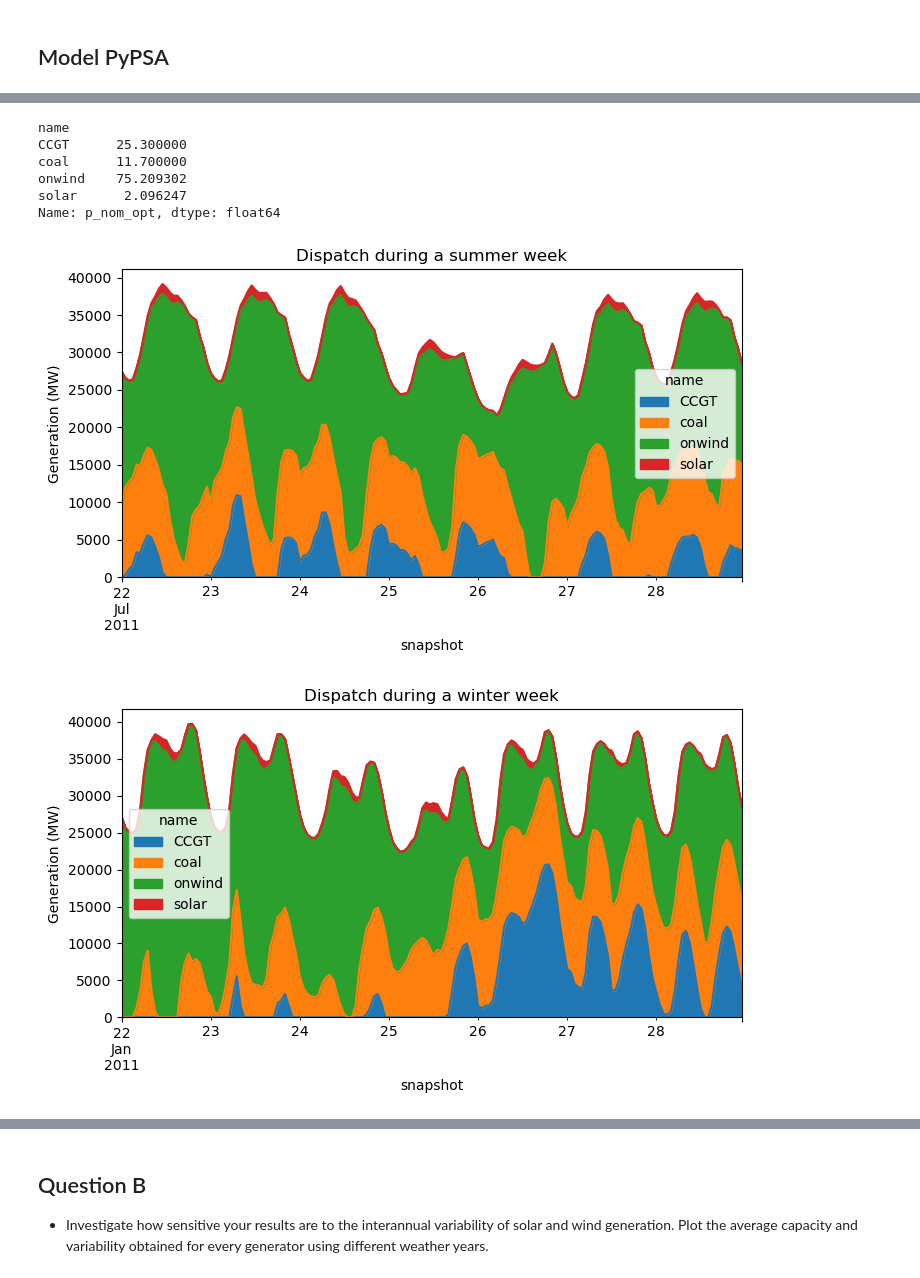
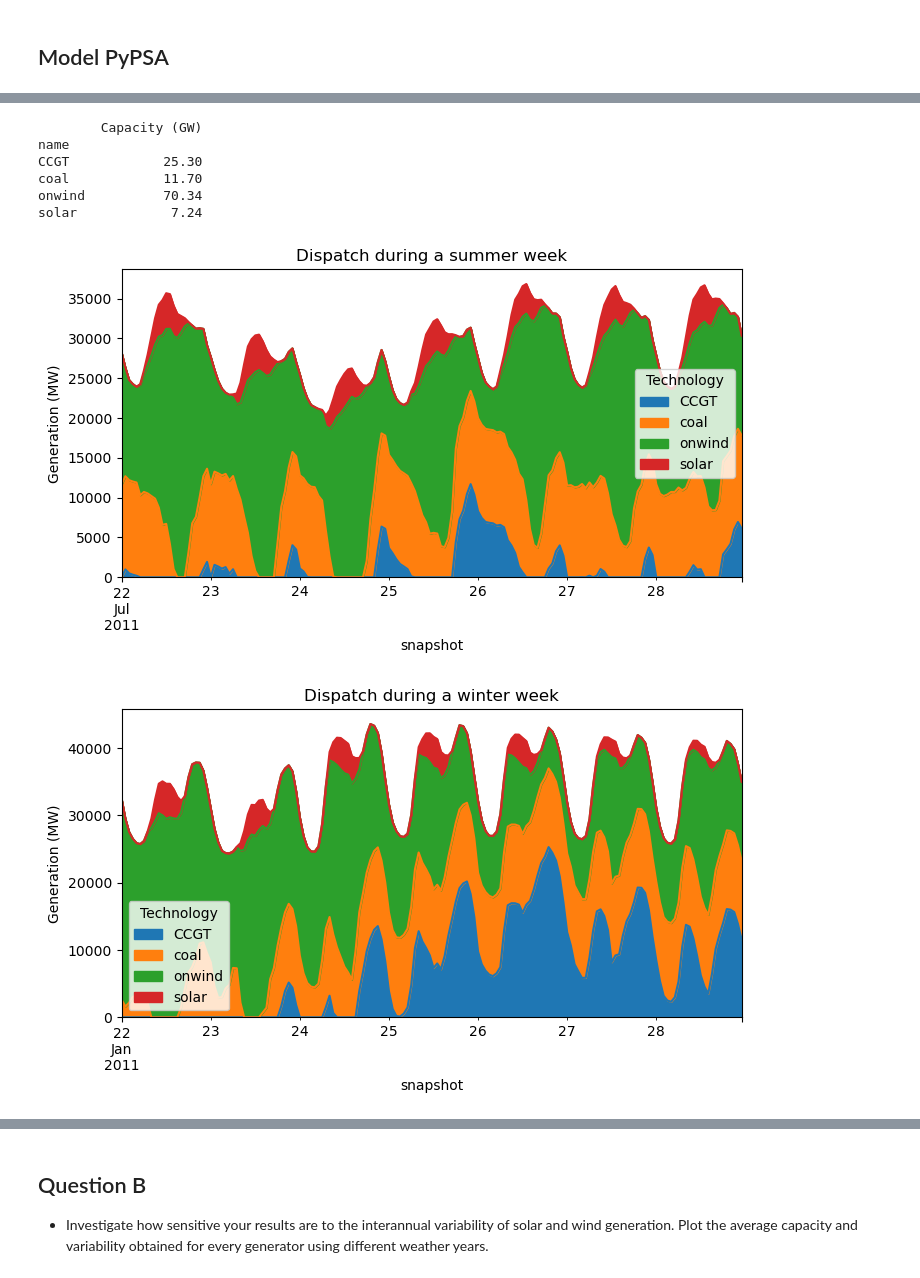
Before and after one commit to martaibaiao/integrated-energy-grids_project, a Jupyter notebook: project_part1.ipynb, the cells around one changed output, grey strips where cells are left out. Cells and saved outputs as stored; diff of their text form; code cells hidden in the pictures.

```diff
--- a/project_part1.ipynb
+++ b/project_part1.ipynb
@@ -155,7 +165,7 @@ n.add(
 # %%
 # add load to the bus
 # load mean electricity consumption (demand), in this case is Spain's electricity demand every hour of 2011
-n.add("Load",
+n_nostorage.add("Load",
       "demand", #label, we can call what we want
       bus="Spain electricity",
       p_set=data_el[country].values) #p_set, fixed power consumption, the model cannot change this demand
@@ -170,7 +180,7 @@ n.loads_t.p_set.plot(figsize=(6, 2), ylabel="MW")
 # %%
 # adding the generators, which generators exist and characteristics
 # CCGT (gas turbine)
-n.add(
+n_nostorage.add(
     "Generator",
     "CCGT",
     bus="Spain electricity", #generators put electricity into the bus
@@ -184,7 +194,7 @@ n.add(
 )
 
 # coal
-n.add(
+n_nostorage.add(
     "Generator",
     "coal",
     bus="Spain electricity", #generators put electricity into the bus
@@ -200,7 +210,7 @@ n.add(
 #capacity factor time series that are called in p_max_pu
 CF_wind = data_wind[country][[hour.strftime("%Y-%m-%dT%H:%M:%SZ") for hour in n.snapshots]]
 # Onshore wind
-n.add(
+n_nostorage.add(
         "Generator",
         "onwind",
         bus="Spain electricity",
@@ -215,7 +225,7 @@ n.add(
 #solar capacity factor
 CF_solar = data_solar[country][[hour.strftime("%Y-%m-%dT%H:%M:%SZ") for hour in n.snapshots]]
 # Solar PV
-n.add(
+n_nostorage.add(
         "Generator",
         "solar",
         bus="Spain electricity",
@@ -240,18 +250,18 @@ n.generators_t.p_max_pu.loc["2011-08"].plot(figsize=(6, 2), ylabel="CF")
 [figure]
 [figure]
 # %%
-for df in [n.buses, n.loads, n.generators]:
+for df in [n_nostorage.buses, n_nostorage.loads, n_nostorage.generators]:
     for col in df.columns:
         if "ArrowStringArray" in str(type(df[col].array)):
             df[col] = df[col].astype("object")
 
-n.buses.index = pd.Index(n.buses.index.tolist(), dtype=object)
-n.loads.index = pd.Index(n.loads.index.tolist(), dtype=object)
-n.generators.index = pd.Index(n.generators.index.tolist(), dtype=object)
+n_nostorage.buses.index = pd.Index(n_nostorage.buses.index.tolist(), dtype=object)
+n_nostorage.loads.index = pd.Index(n_nostorage.loads.index.tolist(), dtype=object)
+n_nostorage.generators.index = pd.Index(n_nostorage.generators.index.tolist(), dtype=object)
 
-n.buses.index.name = "name"
-n.loads.index.name = "name"
-n.generators.index.name = "name"
+n_nostorage.buses.index.name = "name"
+n_nostorage.loads.index.name = "name"
+n_nostorage.generators.index.name = "name"
 # %% [markdown]
 ## Model PyPSA
 # %%
@@ -275,36 +286,42 @@ INFO:pypsa.optimization.optimize:The shadow-prices of the constraints Generator-
 ('ok', 'optimal')
 # %%
 # how much capacity the model decided to build (optimised capacities in GW)
-n.generators.p_nom_opt.div(1e3)
+opt_caps = n_nostorage.generators.p_nom_opt.div(1e3).round(2)
+
+opt_caps_df = opt_caps.rename("Capacity (GW)").to_frame()
+
+print(opt_caps_df)
 # %% [output]
+        Capacity (GW)
 name
-CCGT      25.300000
-coal      11.700000
-onwind    75.209302
-solar      2.096247
-Name: p_nom_opt, dtype: float64
+CCGT            25.30
+coal            11.70
+onwind          70.34
+solar            7.24
 # %%
-dispatch = n.generators_t.p
+dispatch_nostorage = n_nostorage.generators_t.p
 # %%
 # dispatch time series for a week in summer
-summer = dispatch.loc["2011-07-22 00:00":"2011-07-28 23:00"]
+summer = dispatch_nostorage.loc["2011-07-22 00:00":"2011-07-28 23:00"]
 
 summer.plot.area(figsize=(8,4))
 
 plt.ylabel("Generation (MW)")
 plt.title("Dispatch during a summer week")
+plt.legend(title="Technology")
 plt.show()
 # %% [output]
-[figure, old version]
+[figure, new version]
 # %%
 # dispatch time series for a week in winter
-winter = dispatch.loc["2011-01-22 00:00":"2011-01-28 23:00"]
+winter = dispatch_nostorage.loc["2011-01-22 00:00":"2011-01-28 23:00"]
 
 winter.plot.area(figsize=(8,4))
 plt.ylabel("Generation (MW)")
 plt.title("Dispatch during a winter week")
+plt.legend(title="Technology")
 plt.show()
 # %% [output]
-[figure, old version]
+[figure, new version]
 # %%
 # Plot the annual electricity mix
```
Also changed, not shown: parts of 21 cells of this notebook, 7 other files.
